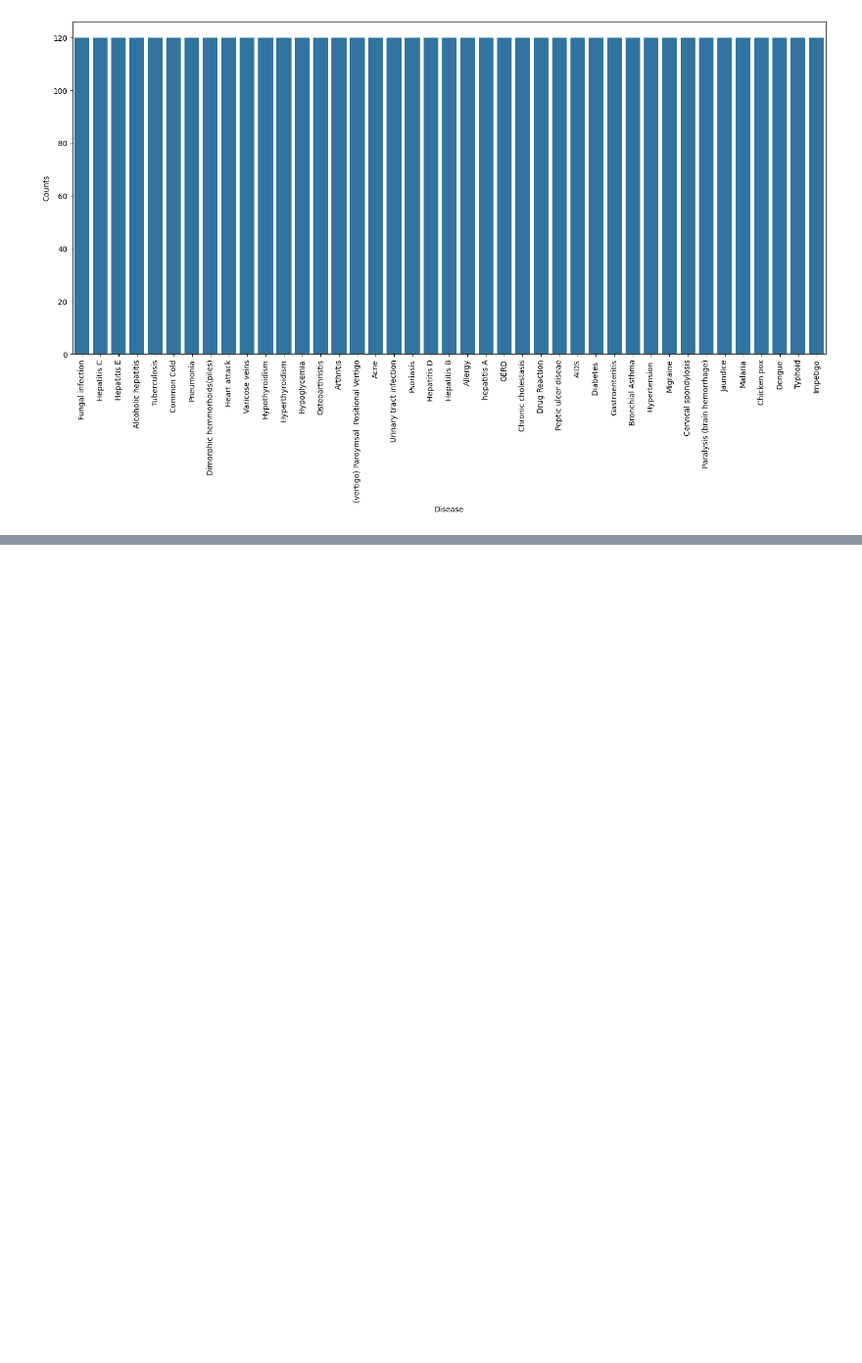
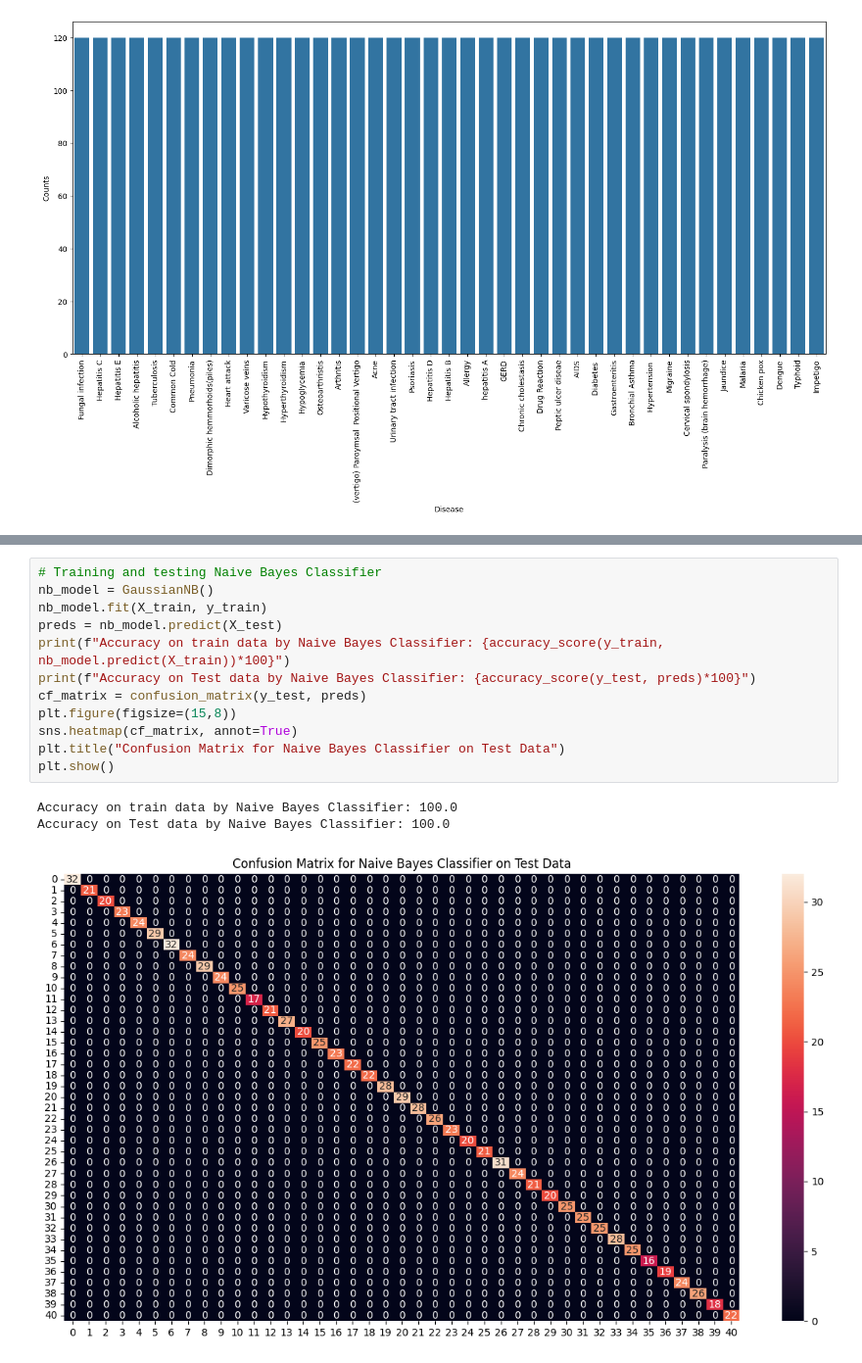
Before and after one commit to NavdeepTU/Machine-Learning, a Jupyter notebook: projects/01. disease_prediction_using_ml/model_training.ipynb, the cells around one changed output, grey strips where cells are left out. Shown: that part at 98% size. Cells and saved outputs as stored; diff of their text form; blank space fills up the shorter version.

```diff
--- a/projects/01. disease_prediction_using_ml/model_training.ipynb
+++ b/projects/01. disease_prediction_using_ml/model_training.ipynb
@@ -36,0 +112,16 @@ plt.show()
+# %%
+# Training and testing Naive Bayes Classifier
+nb_model = GaussianNB()
+nb_model.fit(X_train, y_train)
+preds = nb_model.predict(X_test)
+print(f"Accuracy on train data by Naive Bayes Classifier: {accuracy_score(y_train, nb_model.predict(X_train))*100}")
+print(f"Accuracy on Test data by Naive Bayes Classifier: {accuracy_score(y_test, preds)*100}")
+cf_matrix = confusion_matrix(y_test, preds)
+plt.figure(figsize=(15,8))
+sns.heatmap(cf_matrix, annot=True)
+plt.title("Confusion Matrix for Naive Bayes Classifier on Test Data")
+plt.show()
+# %% [output]
+Accuracy on train data by Naive Bayes Classifier: 100.0
+Accuracy on Test data by Naive Bayes Classifier: 100.0
+[figure, added]
```
Also changed, not shown: parts of 8 cells of this notebook.
